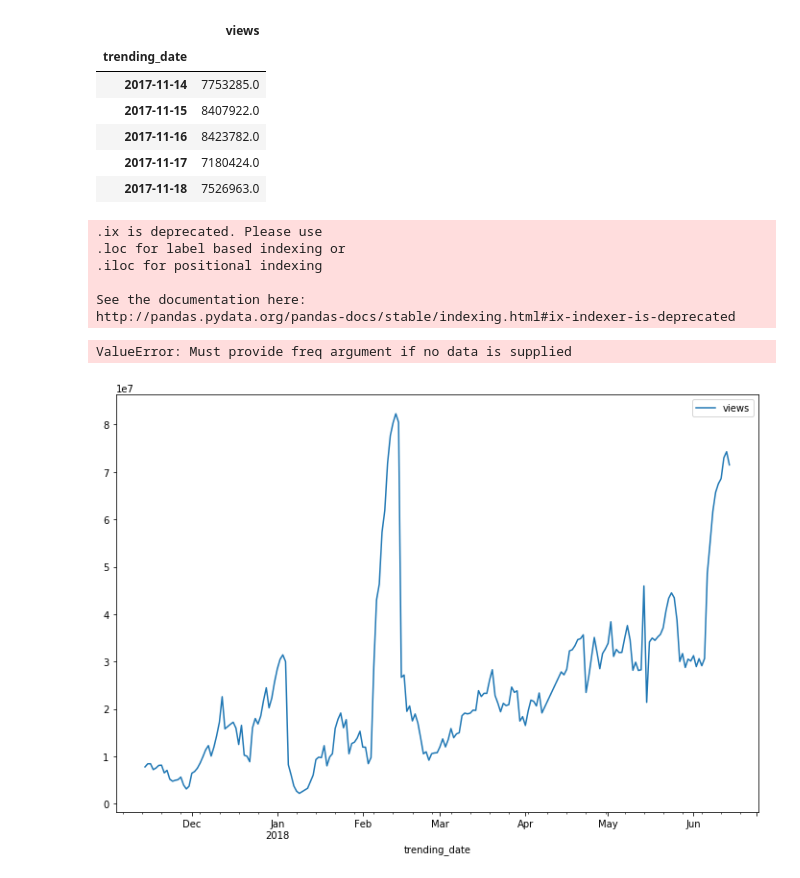
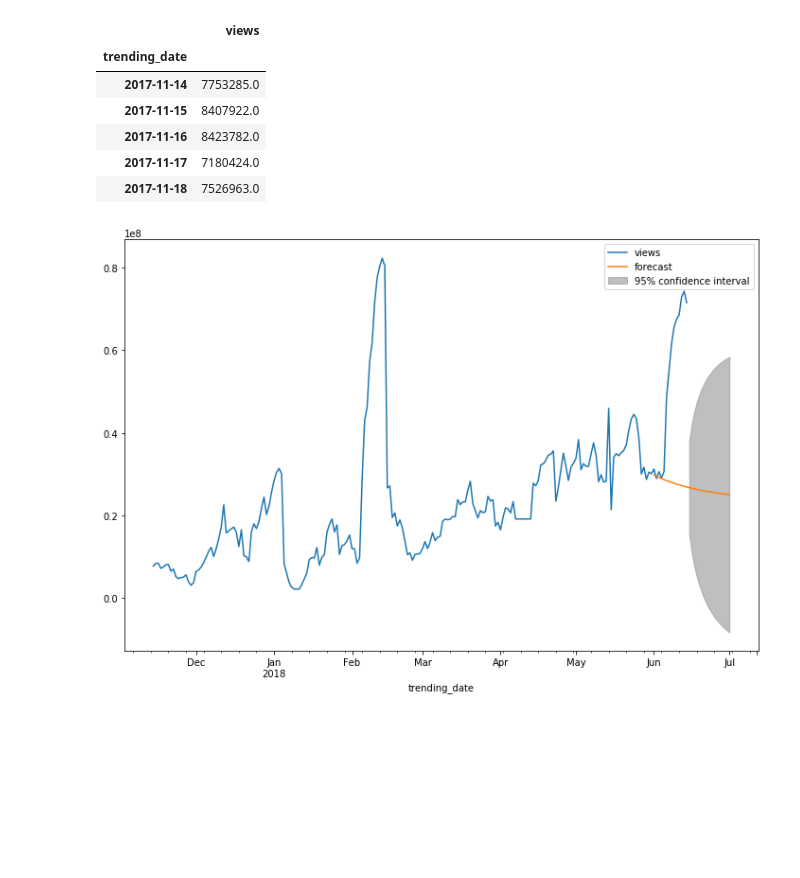
Before and after one commit to srive326/Youtube-forecasting, a Jupyter notebook: notebooks/Youtube_Data.ipynb, the cells around one changed output. Saved outputs shown, nothing was run; the diff lists cells and outputs as text; code cells hidden in the pictures; blank space fills up the shorter version.

Commit message:
Fixed fitting error.
Problem was NaNs induced by the resampling of the index, had to decide a
way to fill the missing data.

```diff
--- a/notebooks/Youtube_Data.ipynb
+++ b/notebooks/Youtube_Data.ipynb
@@ -141,5 +141,5 @@ plt.show()
 # %%
-dta = dta.astype('float32')
+dta = dta.astype('float32').asfreq("1d").ffill()
 
 arma_mod10 = sm.tsa.ARMA(dta, (1,0)).fit(disp=False)
 print(arma_mod10.params)
@@ -202,5 +202,7 @@ NormaltestResult(statistic=188.18645534504014, pvalue=1.3671949241653458e-41)
 # %% [markdown]
 The normaltestresult() shows a pvalue=1.500685248904302e-11, since the p-value < 0.05 we can reject the null that the residuals are normally distributed. The plot shows a heavy tail.
+# %%
+dta = dta.asfreq("1d")
 # %%
 import statsmodels.tsa.api as smt
 mdl = smt.AR(dta).fit(maxlag=7, ic='aic', trend='nc')
@@ -223,18 +225,10 @@ dta.head()
 # %%
 #predict_sunspots = arma_mod10.predict('2018-06-01', '2018-07-01', dynamic=True)
 #print(predict_sunspots)
 
-dta = dta.asfreq(freq='D')
 fig, ax = plt.subplots(figsize=(12, 8))
-ax = dta.ix['2017-11-14':].plot(ax=ax)
+ax = dta.loc['2017-11-14':].plot(ax=ax)
 fig = arma_mod10.plot_predict('2018-06-01', '2018-07-01', dynamic=True, ax=ax, plot_insample=False)
 plt.show()
 # %% [output]
-.ix is deprecated. Please use
-.loc for label based indexing or
-.iloc for positional indexing
-
-See the documentation here:
-http://pandas.pydata.org/pandas-docs/stable/indexing.html#ix-indexer-is-deprecated
-ValueError: Must provide freq argument if no data is supplied
-[figure, old version]
+[figure, new version]
```
Also changed, not shown: parts of 15 cells of this notebook.
